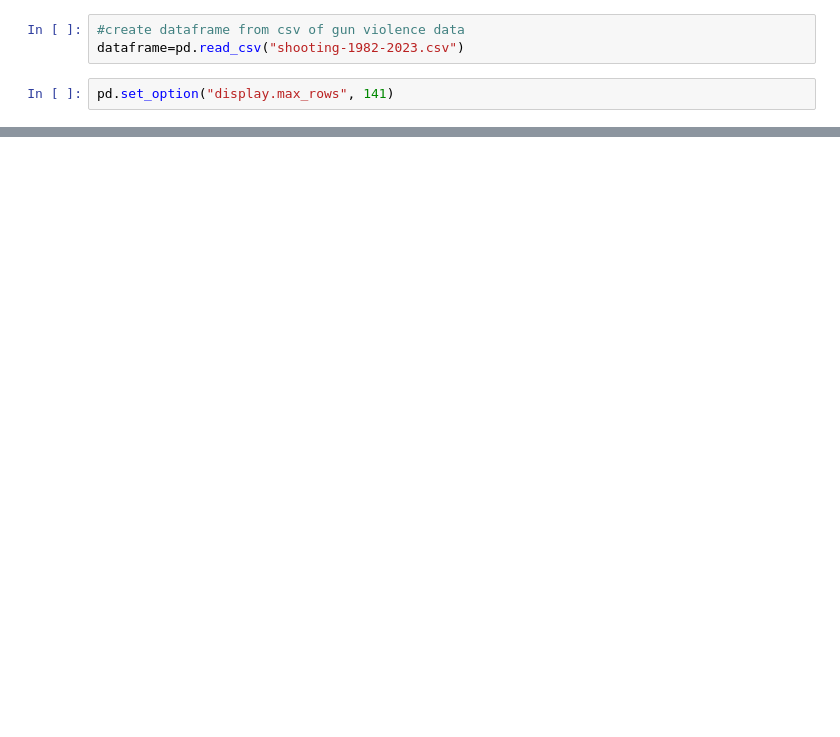
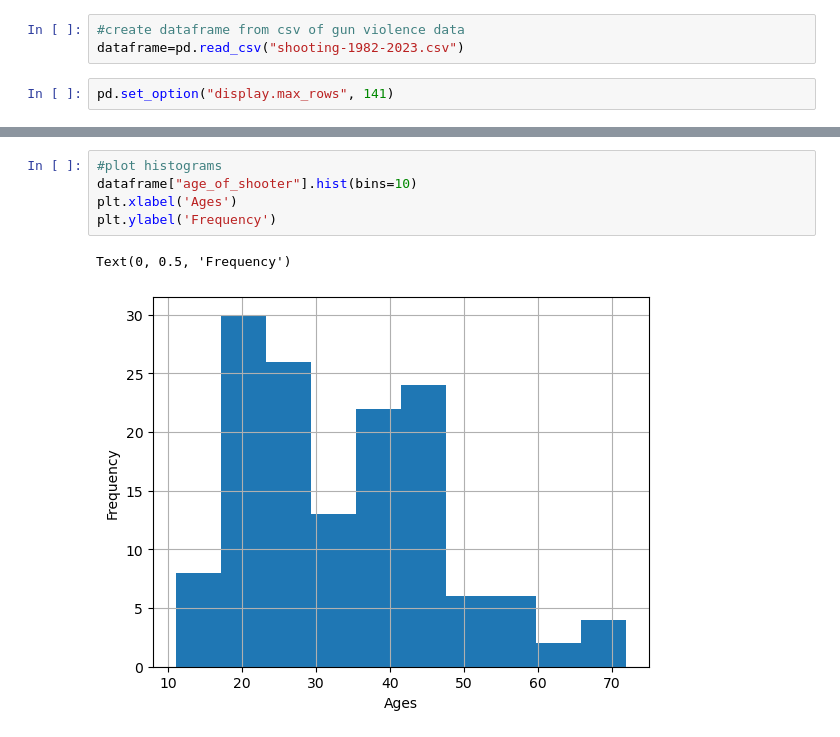
Before and after one commit to rosalynlu/Gun-Violence-USA, a Jupyter notebook: Armed and Dangerous An Analysis of Features Affecting Mass Shooting Fatalities Using Unsupervised ML Methods.ipynb, the cells around one changed output, grey strips where cells are left out. Saved outputs shown, nothing was run; the diff lists cells and outputs as text; blank space fills up the shorter version.

```diff
--- a/Armed and Dangerous An Analysis of Features Affecting Mass Shooting Fatalities Using Unsupervised ML Methods.ipynb
+++ b/Armed and Dangerous An Analysis of Features Affecting Mass Shooting Fatalities Using Unsupervised ML Methods.ipynb
@@ -135,0 +164,8 @@ pyplot.plot(dataframe["political_affiliation"])
+# %%
+#plot histograms
+dataframe["age_of_shooter"].hist(bins=10)
+plt.xlabel('Ages')
+plt.ylabel('Frequency')
+# %% [output]
+Text(0, 0.5, 'Frequency')
+[figure, added]
```
Also changed, not shown: parts of 57 cells of this notebook.
